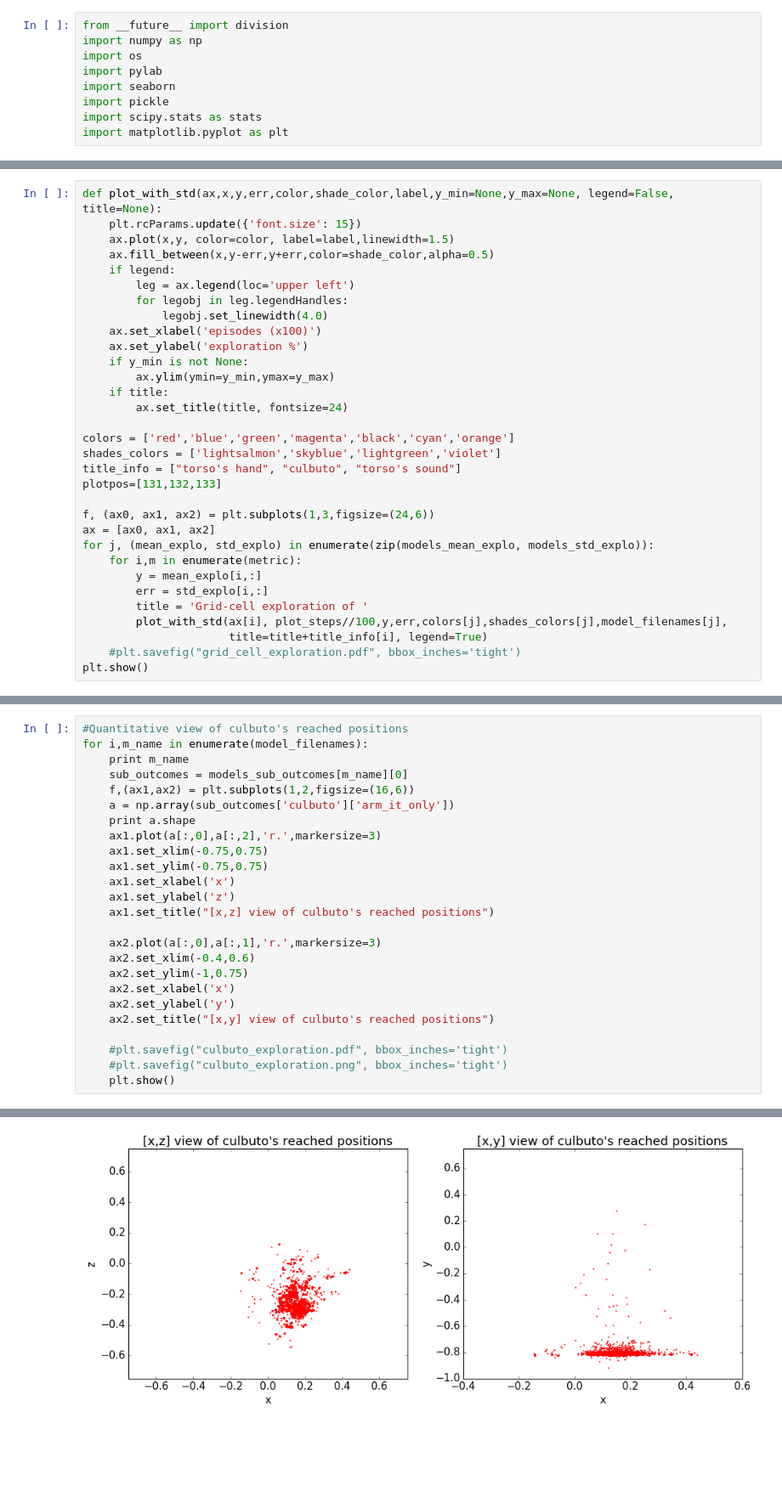
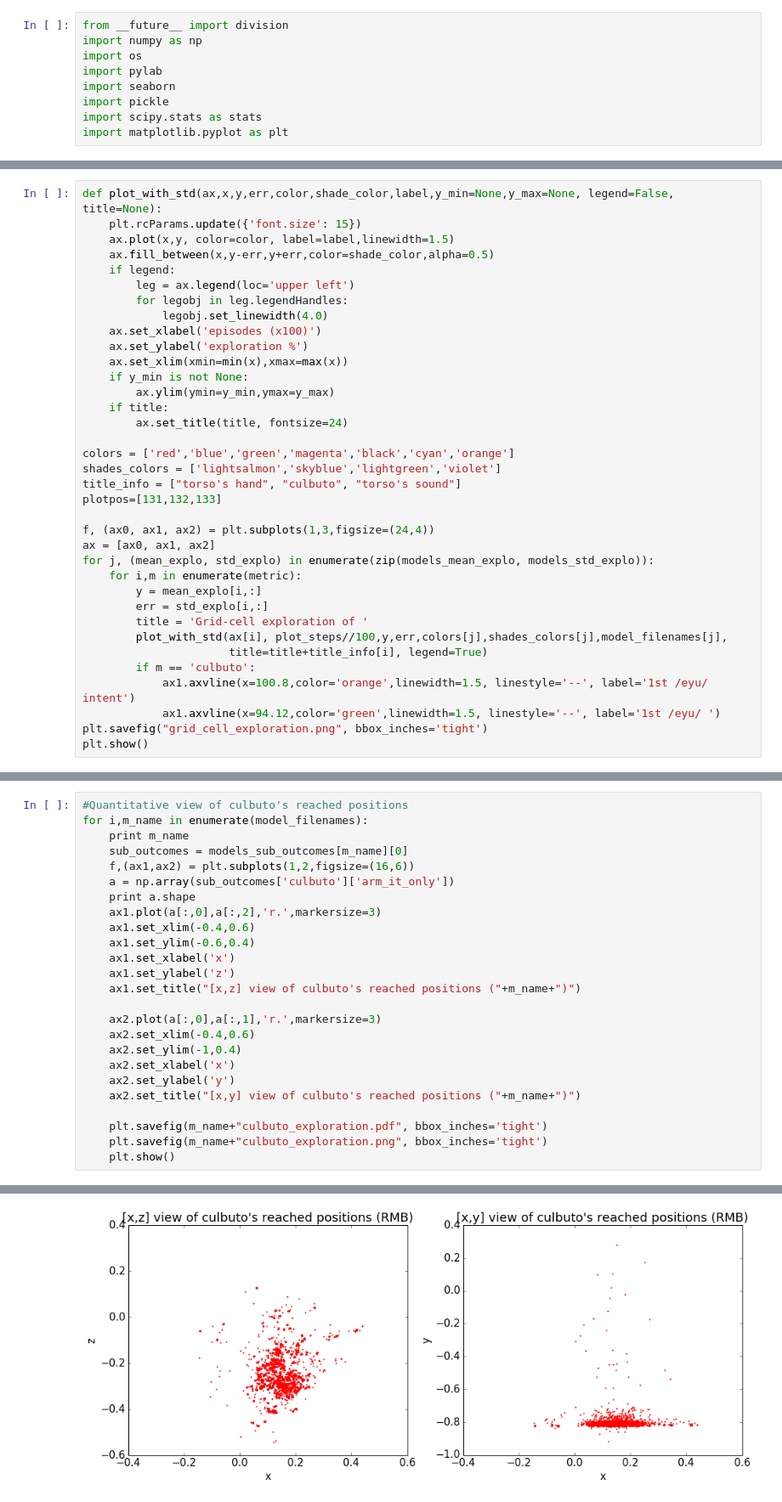
Before and after one commit to flowersteam/pobax_playground, a Jupyter notebook: notebooks/data_visualization.ipynb, the cells around one changed output, grey strips where cells are left out. Shown at 85% size. Saved outputs shown, nothing was run; the diff lists cells and outputs as text; blank space fills up the shorter version.

```diff
--- a/notebooks/data_visualization.ipynb
+++ b/notebooks/data_visualization.ipynb
@@ -145,6 +290,7 @@ def plot_with_std(ax,x,y,err,color,shade_color,label,y_min=None,y_max=None, lege
             legobj.set_linewidth(4.0)
     ax.set_xlabel('episodes (x100)')
     ax.set_ylabel('exploration %')
+    ax.set_xlim(xmin=min(x),xmax=max(x))
     if y_min is not None:
         ax.ylim(ymin=y_min,ymax=y_max)
     if title:
@@ -155,7 +301,7 @@ shades_colors = ['lightsalmon','skyblue','lightgreen','violet']
 title_info = ["torso's hand", "culbuto", "torso's sound"]
 plotpos=[131,132,133]
 
-f, (ax0, ax1, ax2) = plt.subplots(1,3,figsize=(24,6))
+f, (ax0, ax1, ax2) = plt.subplots(1,3,figsize=(24,4))
 ax = [ax0, ax1, ax2]
 for j, (mean_explo, std_explo) in enumerate(zip(models_mean_explo, models_std_explo)):
     for i,m in enumerate(metric):
@@ -164,6 +310,9 @@ for j, (mean_explo, std_explo) in enumerate(zip(models_mean_explo, models_std_ex
         title = 'Grid-cell exploration of '
         plot_with_std(ax[i], plot_steps//100,y,err,colors[j],shades_colors[j],model_filenames[j],
                       title=title+title_info[i], legend=True)
-    #plt.savefig("grid_cell_exploration.pdf", bbox_inches='tight')
+        if m == 'culbuto':
+            ax1.axvline(x=100.8,color='orange',linewidth=1.5, linestyle='--', label='1st /eyu/ intent')
+            ax1.axvline(x=94.12,color='green',linewidth=1.5, linestyle='--', label='1st /eyu/ ')
+plt.savefig("grid_cell_exploration.png", bbox_inches='tight')
 plt.show()
 # %% [output]
@@ -171,29 +320,29 @@ plt.show()
 # %%
 #Quantitative view of culbuto's reached positions
 for i,m_name in enumerate(model_filenames):
     print m_name
     sub_outcomes = models_sub_outcomes[m_name][0]
     f,(ax1,ax2) = plt.subplots(1,2,figsize=(16,6))
     a = np.array(sub_outcomes['culbuto']['arm_it_only'])
     print a.shape
     ax1.plot(a[:,0],a[:,2],'r.',markersize=3)
-    ax1.set_xlim(-0.75,0.75)
-    ax1.set_ylim(-0.75,0.75)
+    ax1.set_xlim(-0.4,0.6)
+    ax1.set_ylim(-0.6,0.4)
     ax1.set_xlabel('x')
     ax1.set_ylabel('z')
-    ax1.set_title("[x,z] view of culbuto's reached positions")
+    ax1.set_title("[x,z] view of culbuto's reached positions ("+m_name+")")
 
     ax2.plot(a[:,0],a[:,1],'r.',markersize=3)
     ax2.set_xlim(-0.4,0.6)
-    ax2.set_ylim(-1,0.75)
+    ax2.set_ylim(-1,0.4)
     ax2.set_xlabel('x')
     ax2.set_ylabel('y')
-    ax2.set_title("[x,y] view of culbuto's reached positions")
+    ax2.set_title("[x,y] view of culbuto's reached positions ("+m_name+")")
 
-    #plt.savefig("culbuto_exploration.pdf", bbox_inches='tight')
-    #plt.savefig("culbuto_exploration.png", bbox_inches='tight')
+    plt.savefig(m_name+"culbuto_exploration.pdf", bbox_inches='tight')
+    plt.savefig(m_name+"culbuto_exploration.png", bbox_inches='tight')
     plt.show()
 # %% [output]
 RMB
 (16040, 3)
-[figure, old version]
+[figure, new version]
```
Also changed, not shown: parts of 16 cells of this notebook.
